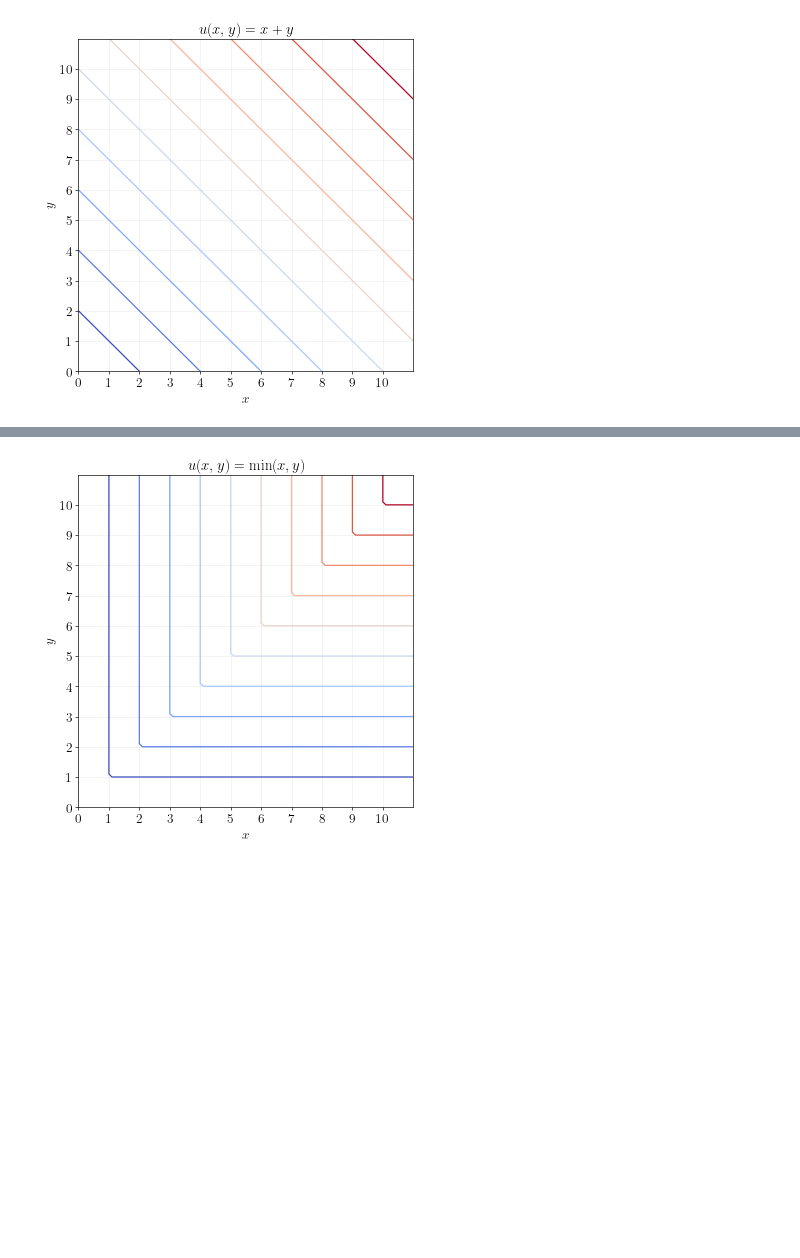
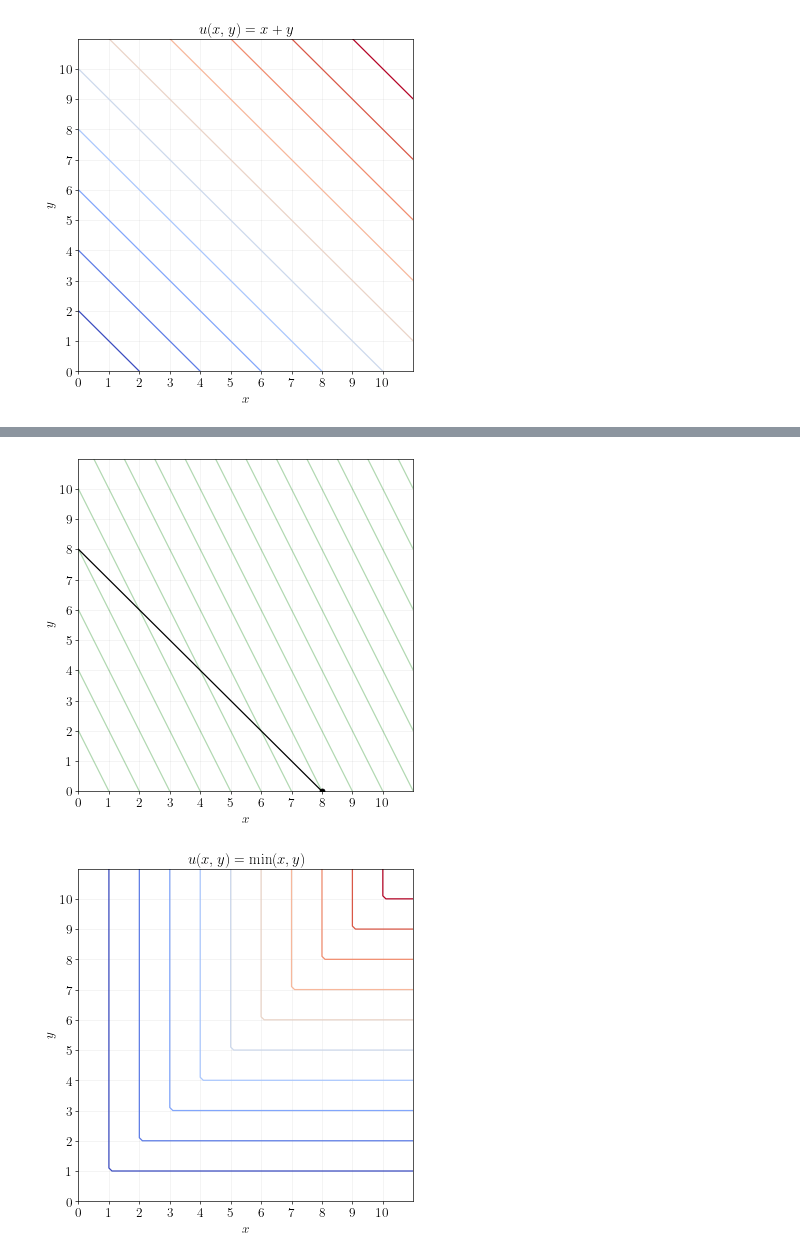
Before and after one commit to ed-kung/CSUN-Econ-310, a Jupyter notebook: _workspace/12-exploring-utility.ipynb, the cells around one changed output, grey strips where cells are left out. Cells and saved outputs as stored; diff of their text form; code cells hidden in the pictures; blank space fills up the shorter version.

```diff
--- a/_workspace/12-exploring-utility.ipynb
+++ b/_workspace/12-exploring-utility.ipynb
@@ -69,3 +132,34 @@ plt.show()
+# %%
+I = 80
+px = 10
+py = 10
+
+fig, ax = plt.subplots()
+xmax = 10
+ymax = 10
+xticks = np.arange(0, xmax+1)
+yticks = np.arange(0, ymax+1)
+xgrid = np.arange(0.0, xmax+1.1, 0.1)
+Ugrid = np.arange(0,40,2)
+
+for u in Ugrid:
+    ax.plot(xgrid, u - 2*xgrid, color='green', alpha=0.3)
+
+ax.plot(xgrid, (I-px*xgrid)/py, color='black')
+ax.plot(I/px, 0, 'o', color='black')
+
+ax.set_ylabel(r'$y$')
+ax.set_xlabel(r'$x$')
+ax.set_xticks(xticks)
+ax.set_yticks(yticks)
+ax.set_xlim(0,xmax+1)
+ax.set_ylim(0,ymax+1)
+ax.set_axisbelow(True)
+plt.grid(alpha=0.2)
+plt.savefig('../assets/images/12-exploring-utility-pf-example-solution.png', bbox_inches='tight')
+plt.show()
+# %% [output]
+[figure, added]
 # %%
 x = np.arange(0,11.1,0.1)
 y = np.arange(0,11.1,0.1)
```
Also changed, not shown: parts of 5 cells of this notebook, 8 other files.
